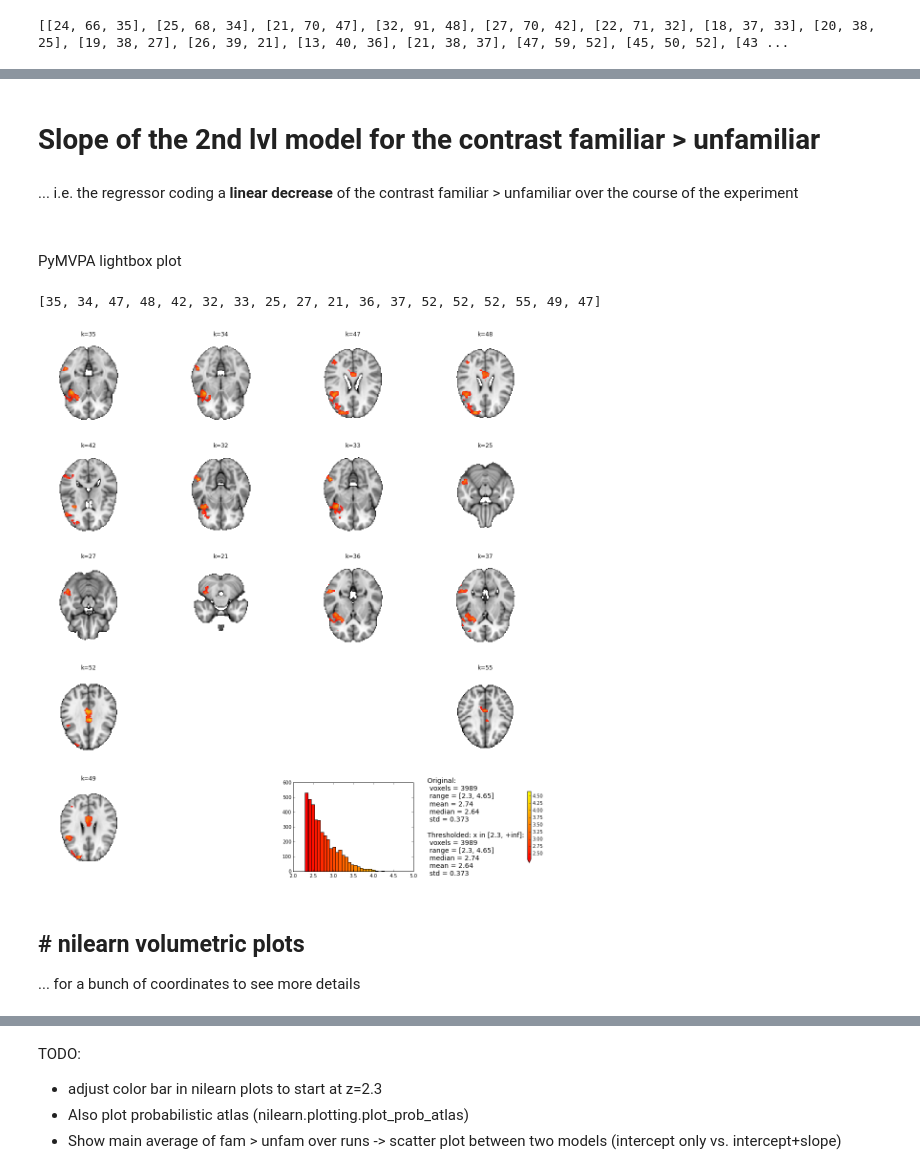
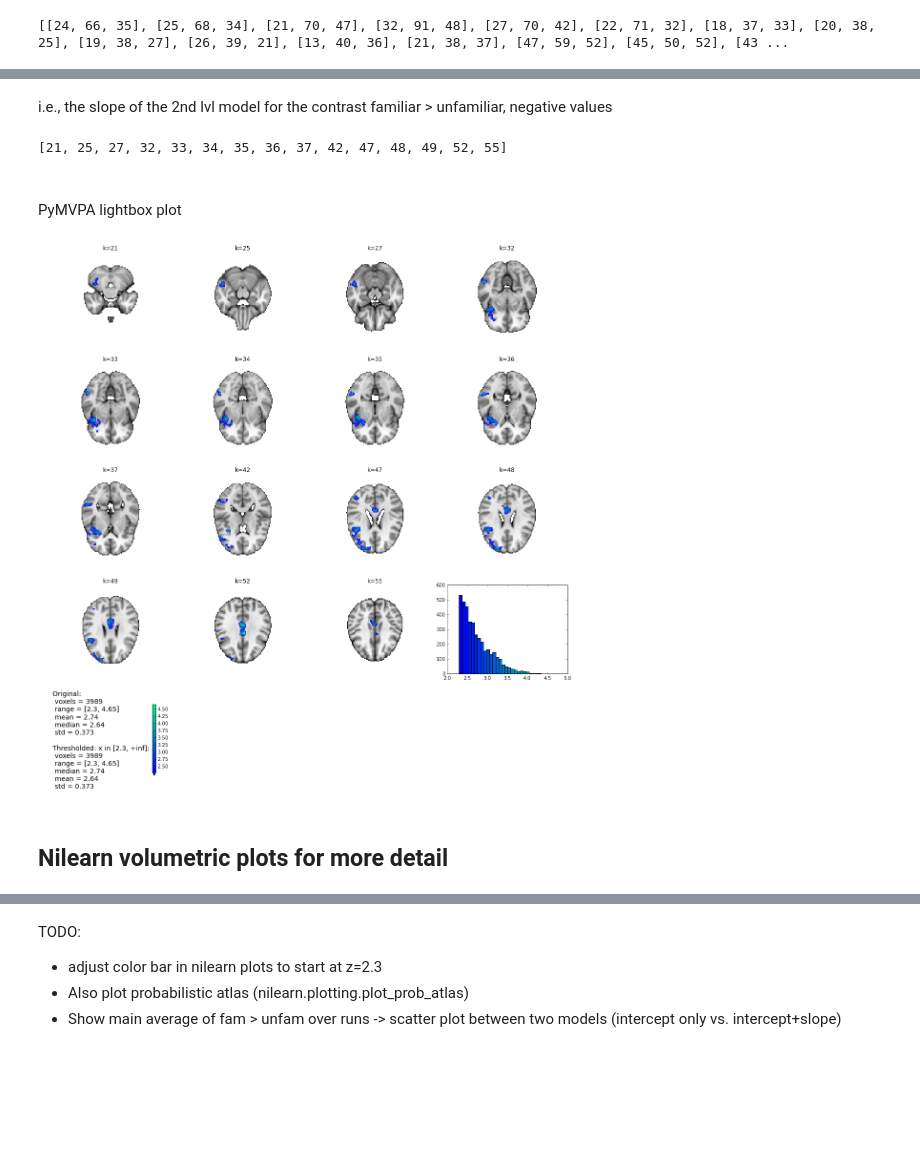
Before and after one commit to oliver-contier/famface-temporal-dynamics, a Jupyter notebook: notebooks/plot.results.ipynb, the cells around one changed output, grey strips where cells are left out. Drawn from its saved outputs; the diff is of its cells as text; code cells hidden in the pictures; blank space fills up the shorter version.

```diff
--- a/notebooks/plot.results.ipynb
+++ b/notebooks/plot.results.ipynb
@@ -41,43 +40,39 @@ print(lcmax_coords)
 # %% [markdown]
-# Slope of the 2nd lvl model for the contrast familiar > unfamiliar
+i.e., the slope of the 2nd lvl model for the contrast familiar > unfamiliar, negative values
-# %% [markdown]
-... i.e. the regressor coding a **linear decrease** of the contrast familiar > unfamiliar over the course of the experiment
+# %%
+# some settings for the plot
+
+# path to mni template
+mni_bg = '/usr/share/fsl/data/standard/MNI152_T1_2mm_brain.nii.gz'
+
+# chose slices to plot manually
+"""
+kmin = 23
+kmax = 58
+kstep = 3
+slc= range(kmin, kmax+1, kstep)
+"""
+
+# chose slices that contain local maxima
+slc = sorted(set([i[-1] for i in lcmax_coords]))
+
+print(slc)
+
+# color map
+# cm = 'Blues'
+# %% [output]
+[21, 25, 27, 32, 33, 34, 35, 36, 37, 42, 47, 48, 49, 52, 55]
 # %% [markdown]
 ##
 PyMVPA lightbox plot
-# %%
-# some settings for the plot
-
-# path to mni template
-mni_bg = '/usr/share/fsl/data/standard/MNI152_T1_2mm_brain.nii.gz'
-
-# chose slices to plot manually
-"""
-kmin = 23
-kmax = 58
-kstep = 3
-slc= range(kmin, kmax+1, kstep)
-"""
-
-# chose slices that contain local maxima
-slc = [i[-1] for i in lcmax_coords]
-
-print(slc)
-
-# color map
-# cm = 'Blues'
-# %% [output]
-[35, 34, 47, 48, 42, 32, 33, 25, 27, 21, 36, 37, 52, 52, 52, 55, 49, 47]
 # %%
-
 # plot figure
 
-fig_slope = plot_lightbox(background=mni_bg, overlay=filename, slices=slc, ncolumns=4) #cmap_overlay=cm
+fig_slope = plot_lightbox(background=mni_bg, overlay=filename, slices=slc, cmap_overlay='winter') #cmap_overlay=cm
 # %% [output]
-[figure, old version]
+[figure, new version]
 # %% [markdown]
-## # nilearn volumetric plots
-... for a bunch of coordinates to see more details
+## Nilearn volumetric plots for more detail
 # %%
 # around the cingulate gyrus
 
```
Also changed, not shown: parts of 17 cells of this notebook.
